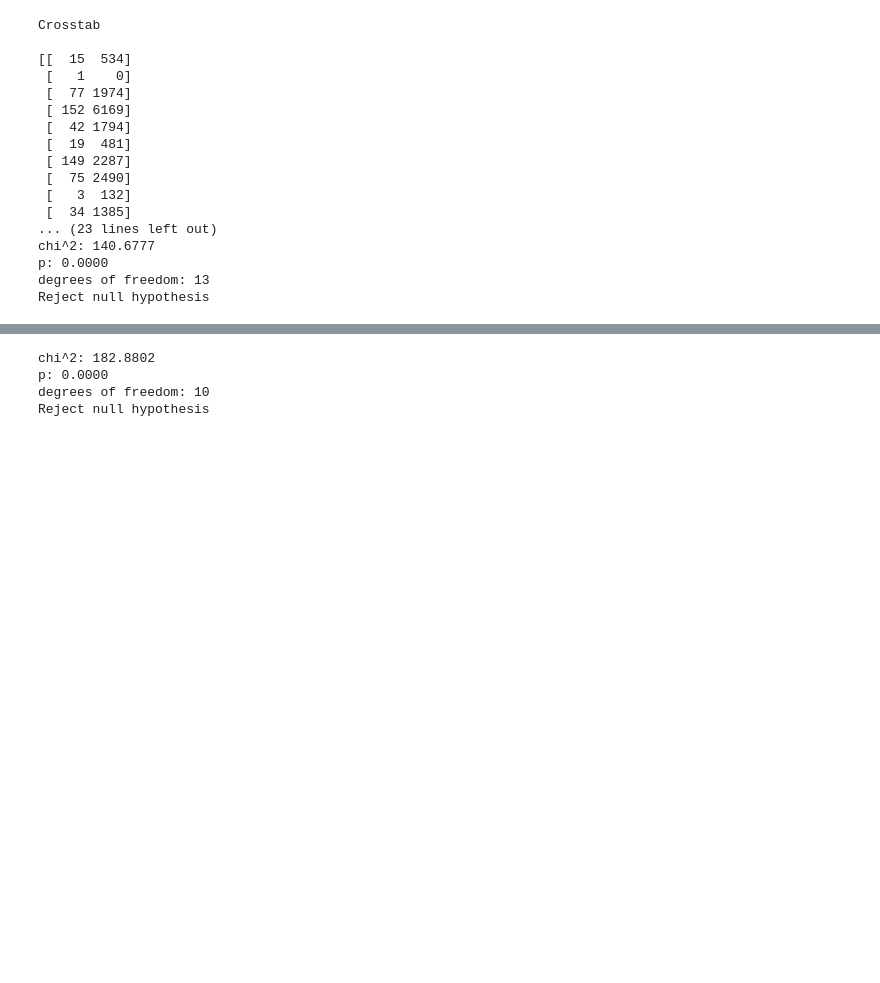
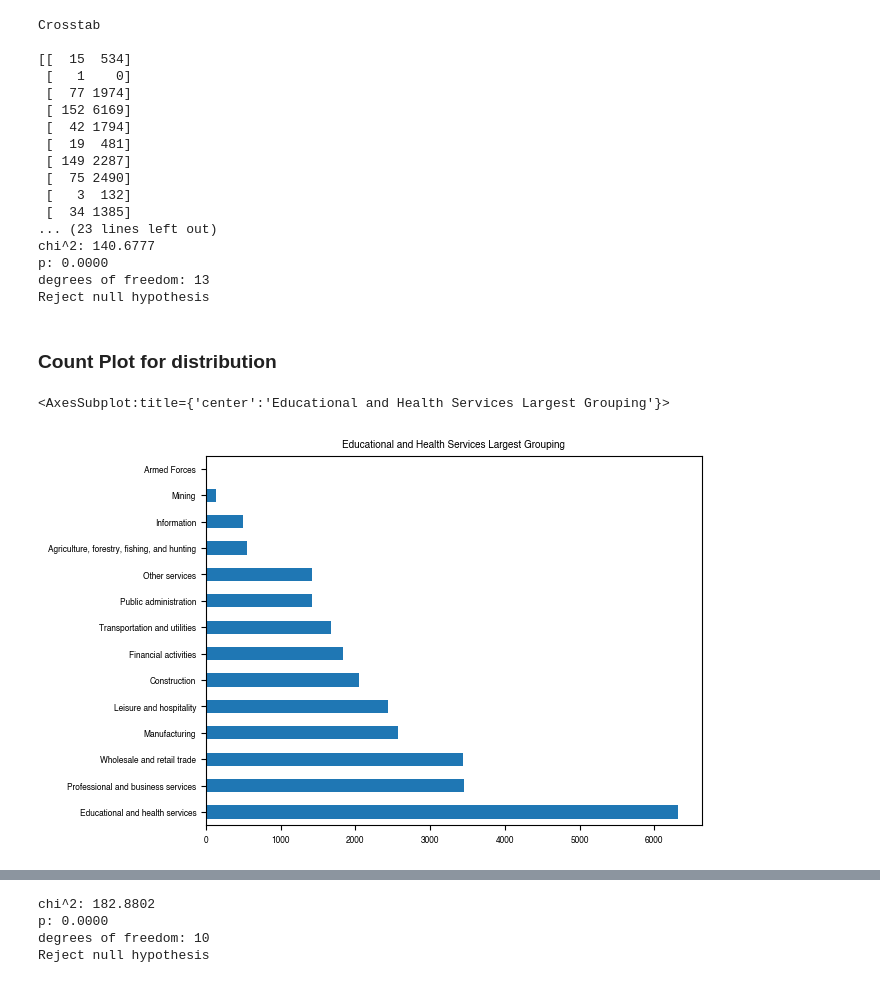
Before and after one commit to joshua-shorterivey/oct_2022_unemployment_project, a Jupyter notebook: explore.ipynb, the cells around one changed output, grey strips where cells are left out. Cells and saved outputs as stored; diff of their text form; code cells hidden in the pictures; blank space fills up the shorter version.

```diff
--- a/explore.ipynb
+++ b/explore.ipynb
@@ -350,3 +351,7 @@ chi^2: 140.6777
 p: 0.0000
 degrees of freedom: 13
 Reject null hypothesis
+# %% [markdown]
+### Count Plot for distribution
+# %%
+industry_counts = train.industry.value_counts()
@@ -352,0 +360,5 @@ Reject null hypothesis
+# %%
+industry_counts.plot.barh(title='Educational and Health Services Largest Grouping')
+# %% [output]
+<AxesSubplot:title={'center':'Educational and Health Services Largest Grouping'}>
+[figure, added]
```
Also changed, not shown: parts of 25 cells of this notebook, 1 other file.
